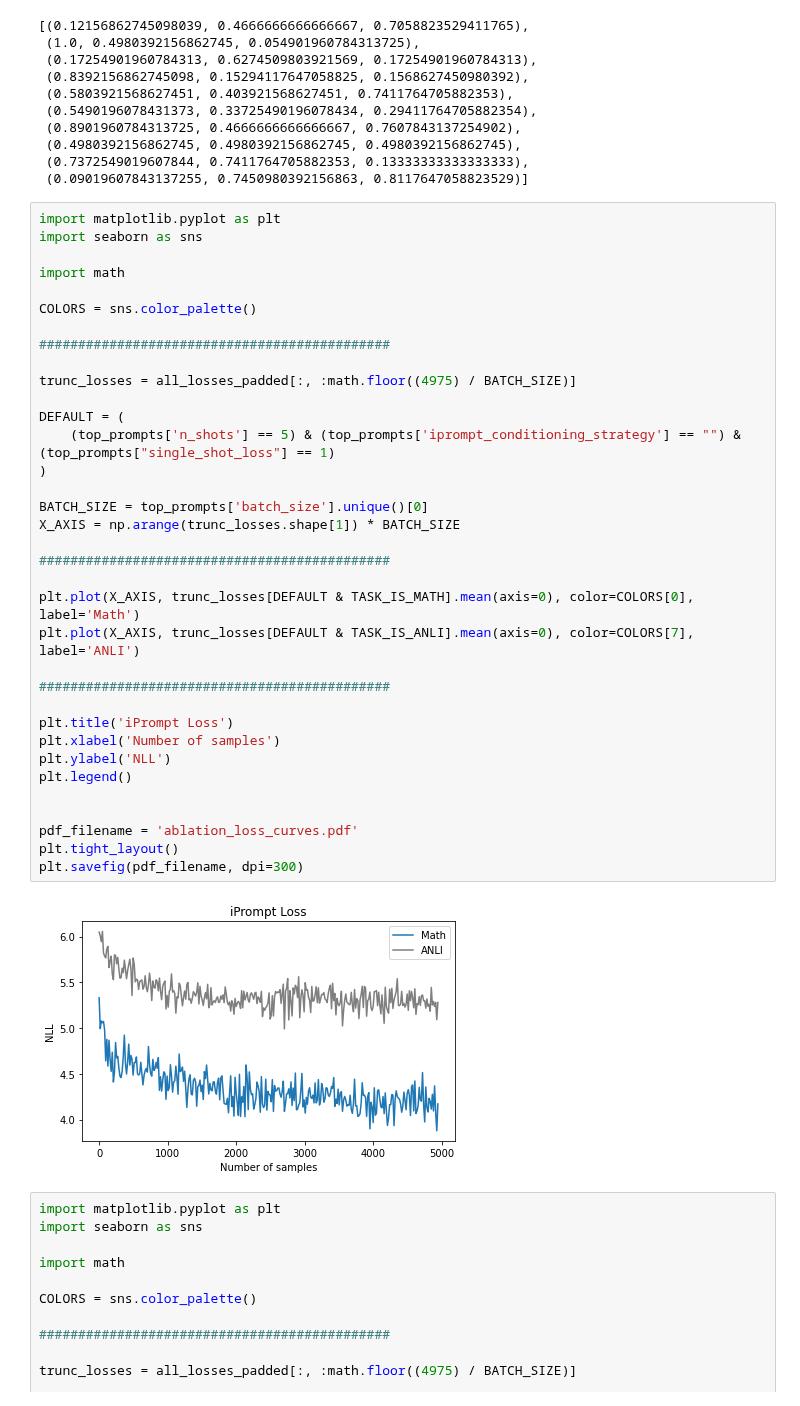
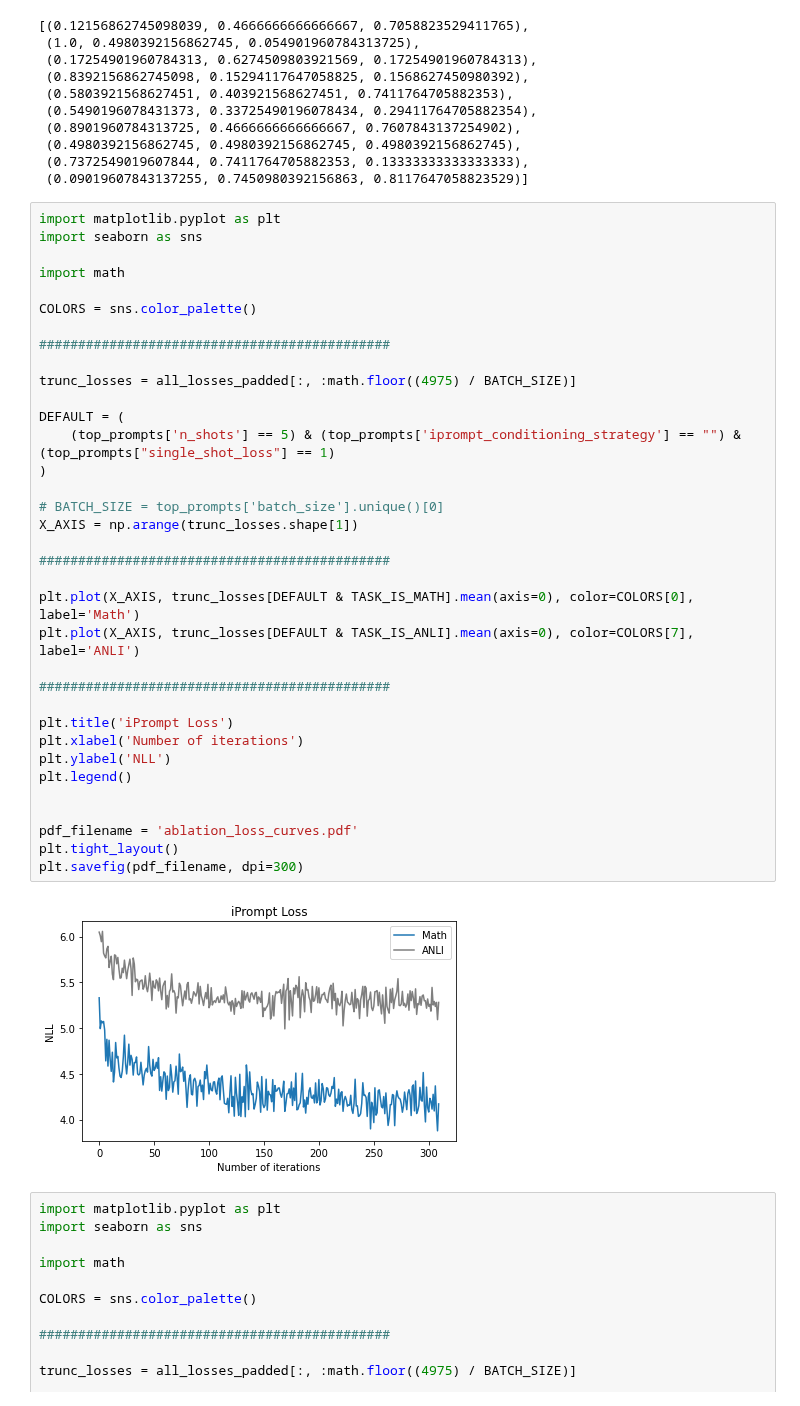
Before and after one commit to csinva/iprompt, a Jupyter notebook: notebooks/09_ablation2_cond.ipynb, the cells around one changed output. Saved outputs shown, nothing was run; the diff lists cells and outputs as text.

Commit message:
change graph x-axis

```diff
--- a/notebooks/09_ablation2_cond.ipynb
+++ b/notebooks/09_ablation2_cond.ipynb
@@ -225,37 +225,37 @@ import seaborn as sns
 
 import math
 
 COLORS = sns.color_palette()
 
 #############################################
 
 trunc_losses = all_losses_padded[:, :math.floor((4975) / BATCH_SIZE)]
 
 DEFAULT = (
     (top_prompts['n_shots'] == 5) & (top_prompts['iprompt_conditioning_strategy'] == "") & (top_prompts["single_shot_loss"] == 1)
 )
 
-BATCH_SIZE = top_prompts['batch_size'].unique()[0]
-X_AXIS = np.arange(trunc_losses.shape[1]) * BATCH_SIZE
+# BATCH_SIZE = top_prompts['batch_size'].unique()[0]
+X_AXIS = np.arange(trunc_losses.shape[1])
 
 #############################################
 
 plt.plot(X_AXIS, trunc_losses[DEFAULT & TASK_IS_MATH].mean(axis=0), color=COLORS[0], label='Math')
 plt.plot(X_AXIS, trunc_losses[DEFAULT & TASK_IS_ANLI].mean(axis=0), color=COLORS[7], label='ANLI')
 
 #############################################
 
 plt.title('iPrompt Loss')
-plt.xlabel('Number of samples')
+plt.xlabel('Number of iterations')
 plt.ylabel('NLL')
 plt.legend()
 
 
 pdf_filename = 'ablation_loss_curves.pdf'
 plt.tight_layout()
 plt.savefig(pdf_filename, dpi=300)
 # %% [output]
-[figure, old version]
+[figure, new version]
 # %%
 import matplotlib.pyplot as plt
 import seaborn as sns
```
Also changed, not shown: 1 other file.
